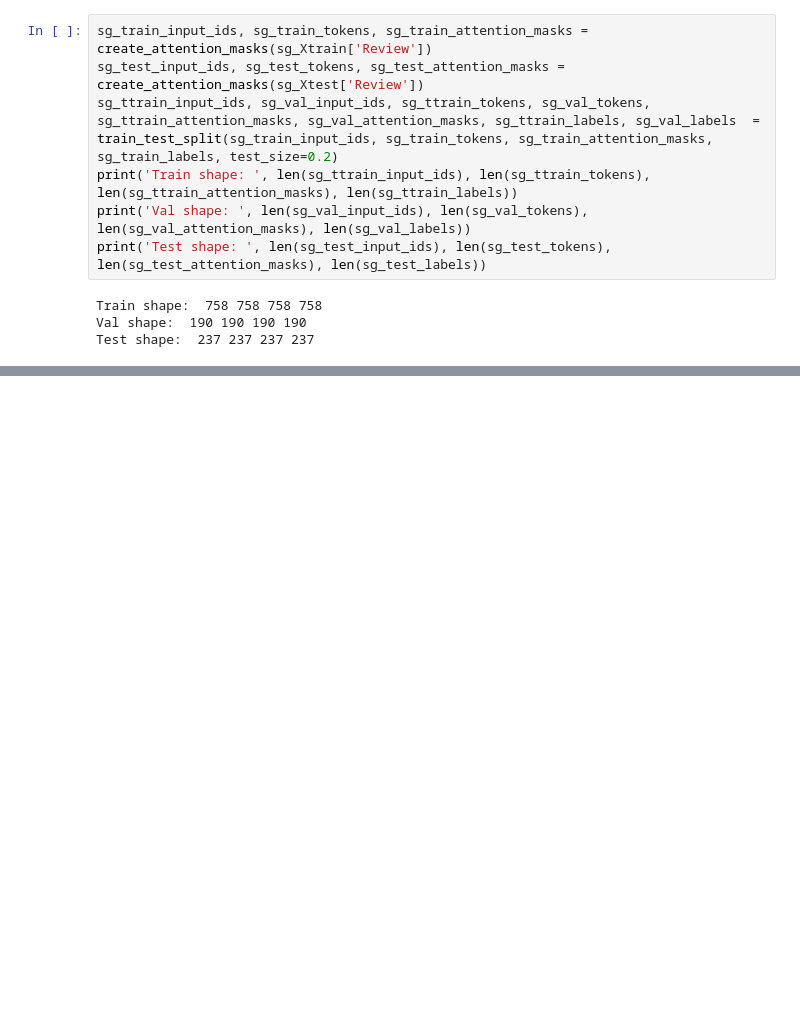
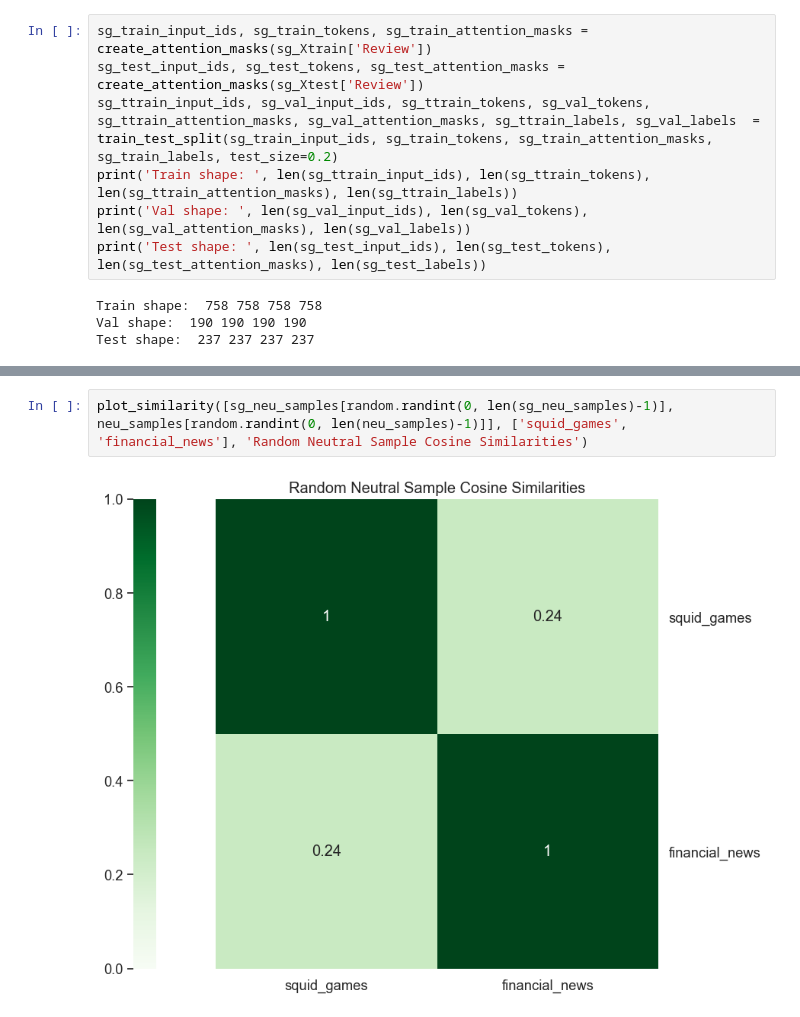
Before and after one commit to meowster99/news-sentiment-analysis, a Jupyter notebook: BERT.ipynb, the cells around one changed output, grey strips where cells are left out. Cells and saved outputs as stored; diff of their text form; blank space fills up the shorter version.

```diff
--- a/BERT.ipynb
+++ b/BERT.ipynb
@@ -378,0 +431,4 @@ plot_similarity([
+# %%
+plot_similarity([sg_neu_samples[random.randint(0, len(sg_neu_samples)-1)], neu_samples[random.randint(0, len(neu_samples)-1)]], ['squid_games', 'financial_news'], 'Random Neutral Sample Cosine Similarities')
+# %% [output]
+[figure, added]
```
Also changed, not shown: parts of 14 cells of this notebook, 2 other files.
